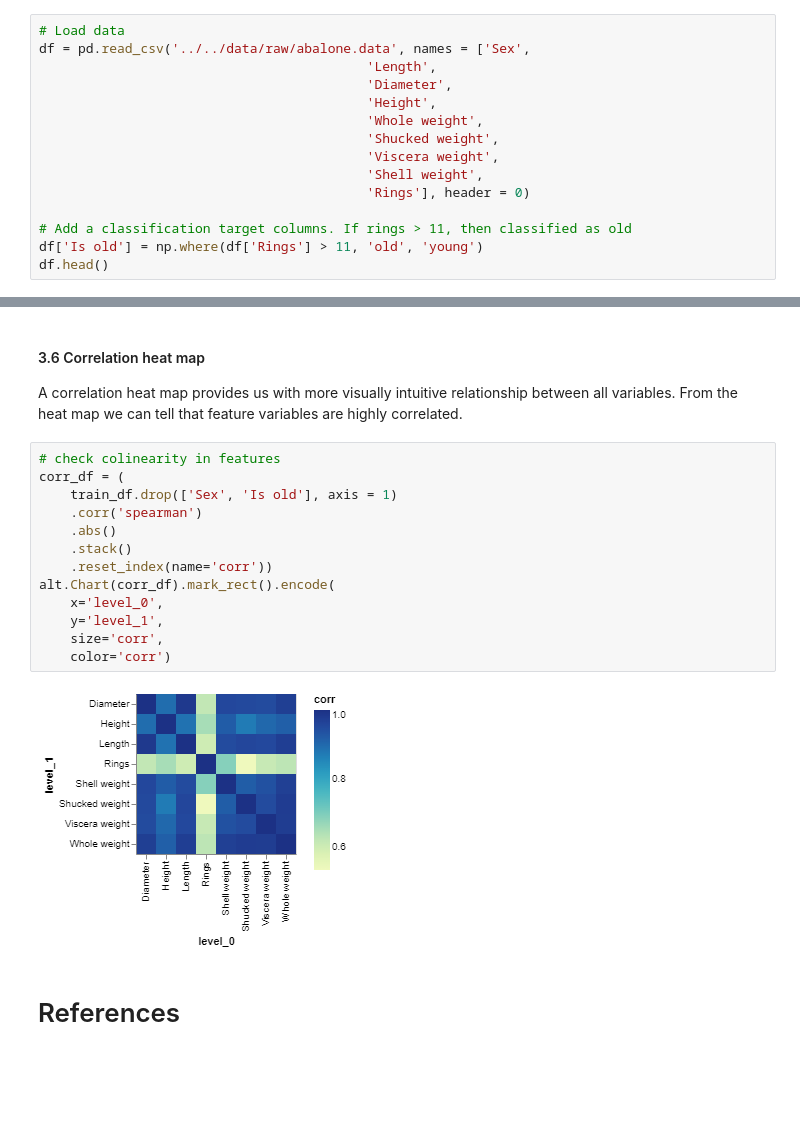
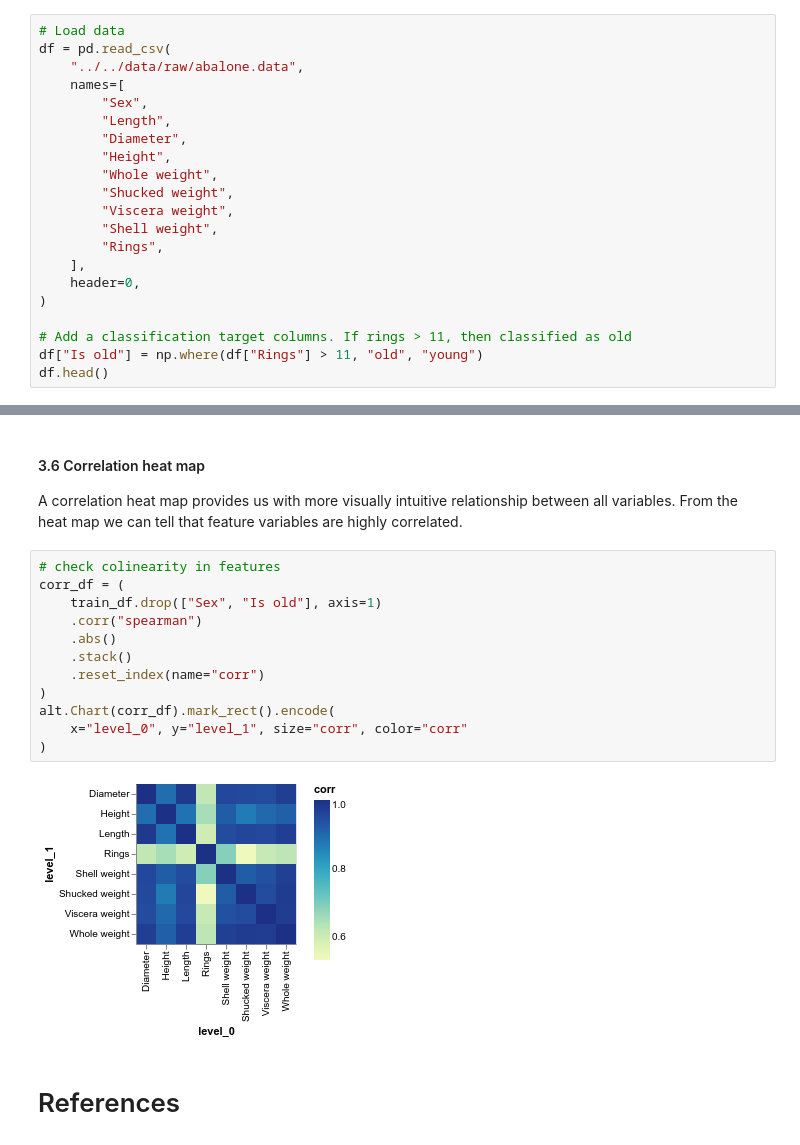
Before and after one commit to veerupandey/abalone_age_classification, a Jupyter notebook: src/eda/eda.ipynb, the cells around one changed output, grey strips where cells are left out. Drawn from its saved outputs; the diff is of its cells as text; blank space fills up the shorter version.

```diff
--- a/src/eda/eda.ipynb
+++ b/src/eda/eda.ipynb
@@ -24,18 +24,24 @@ Table 1. Counts of observations for each class
 The data loading and head of data is shown below.
 # %%
 # Load data
-df = pd.read_csv('../../data/raw/abalone.data', names = ['Sex',
-                                          'Length',
-                                          'Diameter',
-                                          'Height',
-                                          'Whole weight',
-                                          'Shucked weight',
-                                          'Viscera weight',
-                                          'Shell weight',
-                                          'Rings'], header = 0)
+df = pd.read_csv(
+    "../../data/raw/abalone.data",
+    names=[
+        "Sex",
+        "Length",
+        "Diameter",
+        "Height",
+        "Whole weight",
+        "Shucked weight",
+        "Viscera weight",
+        "Shell weight",
+        "Rings",
+    ],
+    header=0,
+)
 
 # Add a classification target columns. If rings > 11, then classified as old
-df['Is old'] = np.where(df['Rings'] > 11, 'old', 'young')
+df["Is old"] = np.where(df["Rings"] > 11, "old", "young")
 df.head()
 # %% [output]
 |  | Sex | Length | Diameter | Height | Whole weight | Shucked weight | Viscera weight | Shell weight | ... |
@@ -216,18 +212,17 @@ A correlation heat map provides us with more visually intuitive relationship bet
 # %%
 # check colinearity in features
 corr_df = (
-    train_df.drop(['Sex', 'Is old'], axis = 1)
-    .corr('spearman')
+    train_df.drop(["Sex", "Is old"], axis=1)
+    .corr("spearman")
     .abs()
     .stack()
-    .reset_index(name='corr'))
+    .reset_index(name="corr")
+)
 alt.Chart(corr_df).mark_rect().encode(
-    x='level_0',
-    y='level_1',
-    size='corr',
-    color='corr')
+    x="level_0", y="level_1", size="corr", color="corr"
+)
 # %% [output]
-[figure, old version]
+[figure, new version]
 # %% [markdown]
 # References
 # %% [markdown]
```
Also changed, not shown: parts of 9 cells of this notebook.
